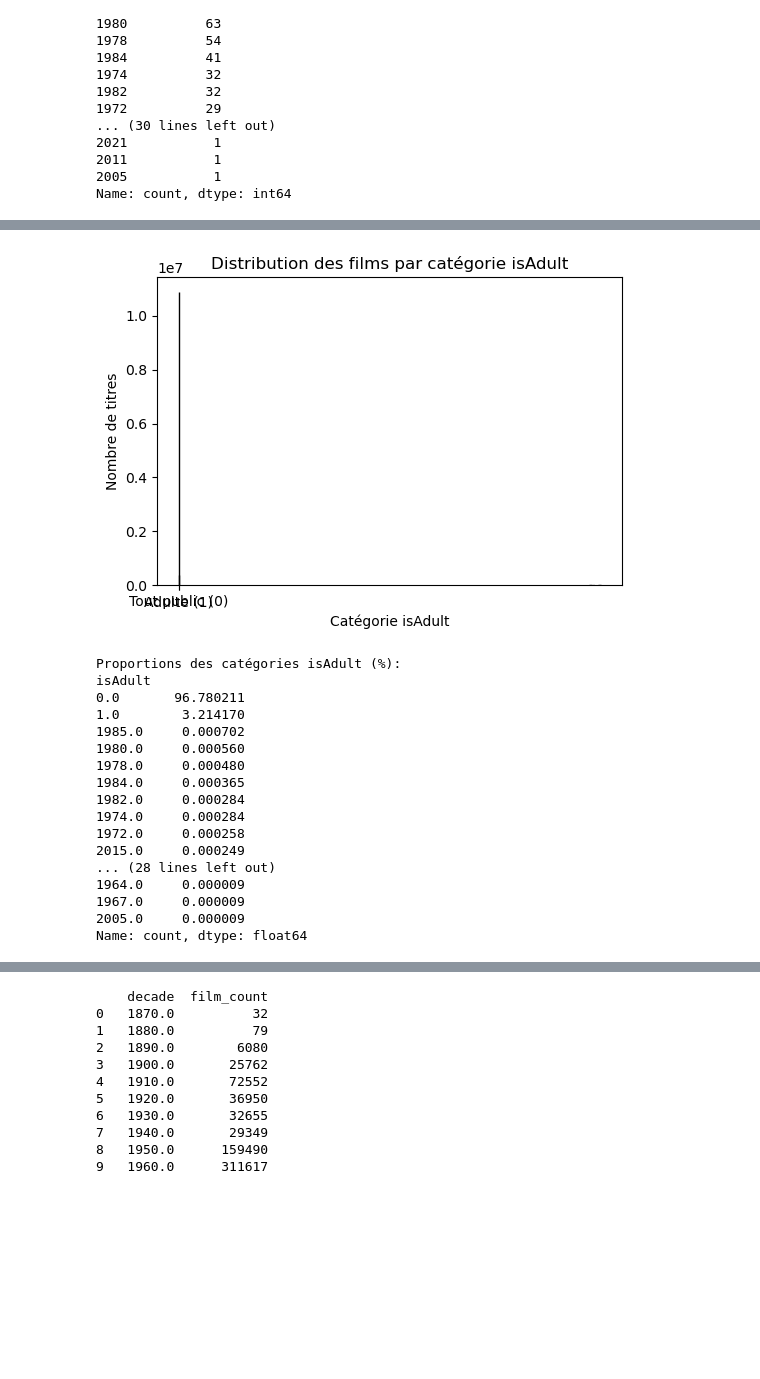
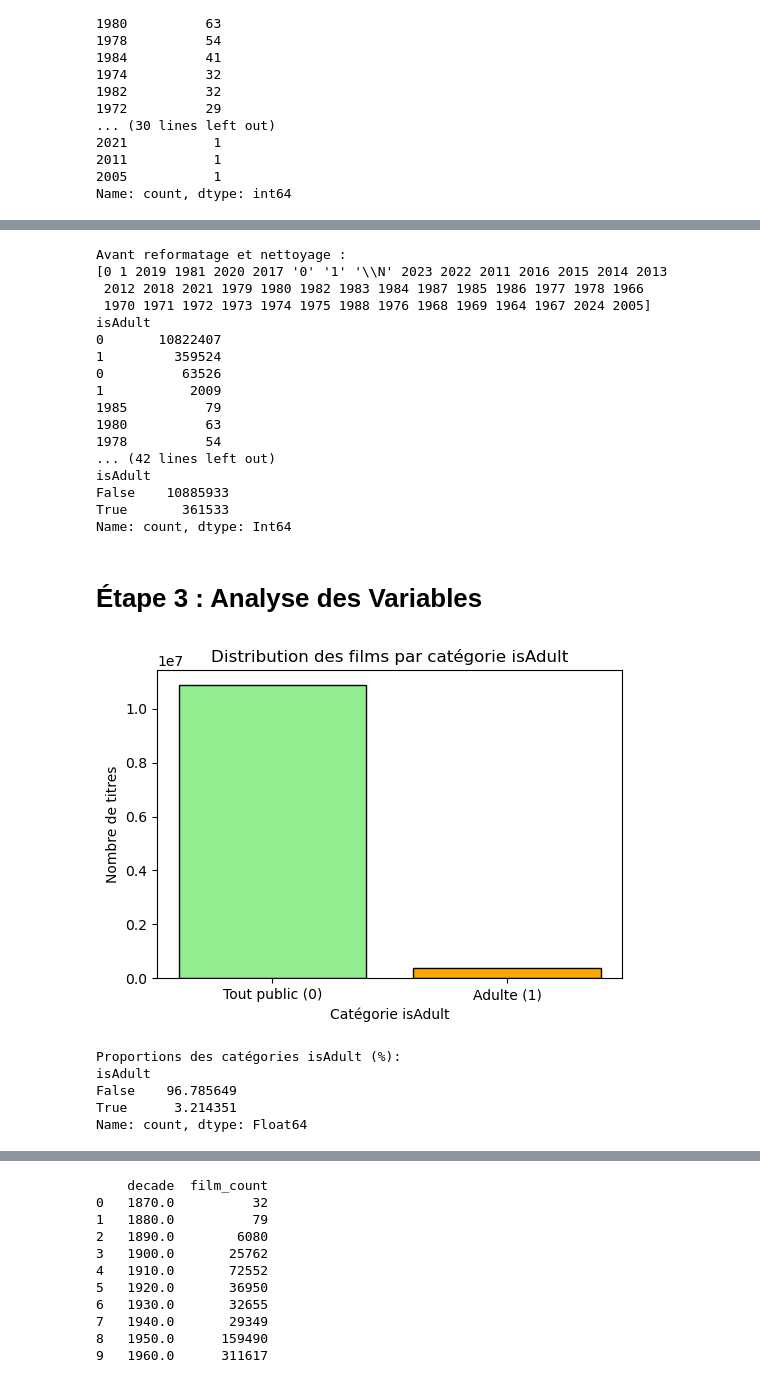
Before and after one commit to jpvt-data/AlgoCinema, a Jupyter notebook: exploration/exploration_title_basics.ipynb, the cells around one changed output, grey strips where cells are left out. Drawn from its saved outputs; the diff is of its cells as text; code cells hidden in the pictures; blank space fills up the shorter version.

```diff
--- a/exploration/exploration_title_basics.ipynb
+++ b/exploration/exploration_title_basics.ipynb
@@ -10,4 +12,6 @@ import seaborn as sns
 # 2. Charger le fichier TSV
 
 df_title_basics = pd.read_csv("C:/Users/vieas/Documents/GitHub/Movie-recommendation-project/gitignore/title.basics.tsv",sep='\t')
+# %%
+df_title_basics_copy = df_title_basics.copy()
 # %%
@@ -155,39 +148,80 @@ dtype: int64
+# %%
+# 5. Reformatage des colonnes au type (format) incorrect :
+
+# Étape 1 : Conversion des colonnes numériques
+df_title_basics_copy[['startYear', 'endYear', 'runtimeMinutes']] = df_title_basics_copy[
+    ['startYear', 'endYear', 'runtimeMinutes']
+].apply(pd.to_numeric, errors='coerce')
+
+
+# Étape 2 : Nettoyage de la colonne isAdult
+
+# Convertir toutes les valeurs de isAdult en numériques, en remplaçant les valeurs invalides par NaN
+df_title_basics_copy['isAdult'] = pd.to_numeric(df_title_basics_copy['isAdult'], errors='coerce')
+
+# Supprimer les lignes où isAdult contient des années ou des valeurs non valides
+df_title_basics_copy = df_title_basics_copy[df_title_basics_copy['isAdult'].isin([0, 1])]
+
+
+# Étape 3 : Conversion en booléen
+df_title_basics_copy['isAdult'] = df_title_basics_copy['isAdult'].astype('boolean')
+
+
+# Étape 4 : Conversion de genres en liste Python
+df_title_basics_copy['genres'] = df_title_basics_copy['genres'].fillna("").astype(str).str.split(",")
+# %%
+# regarder combien de lignes ont une donnée abérante dans 'isAdult' ?
+print("Avant reformatage et nettoyage : ")
+print(df_title_basics["isAdult"].unique())
+print(df_title_basics["isAdult"].value_counts())
+
+print("Après reformatage et nettoyage : ")
+print(df_title_basics_copy["isAdult"].unique())
+print(df_title_basics_copy["isAdult"].value_counts())
+# %% [output]
+Avant reformatage et nettoyage :
+[0 1 2019 1981 2020 2017 '0' '1' '\\N' 2023 2022 2011 2016 2015 2014 2013
+ 2012 2018 2021 1979 1980 1982 1983 1984 1987 1985 1986 1977 1978 1966
+ 1970 1971 1972 1973 1974 1975 1988 1976 1968 1969 1964 1967 2024 2005]
+isAdult
+0       10822407
+1         359524
+0          63526
+1           2009
+1985          79
+1980          63
+1978          54
+... (42 lines left out)
+isAdult
+False    10885933
+True       361533
+Name: count, dtype: Int64
+# %% [markdown]
+# Étape 3 : Analyse des Variables
 # %%
 # 6. Étudier la distribution des colonnes
 
 # Analyse et visualisation de isAdult
-is_adult_counts = df_title_basics['isAdult'].value_counts()
+is_adult_counts = df_title_basics_copy['isAdult'].value_counts()
 
 # Graphique en barres pour isAdult
 plt.figure(figsize=(6, 4))
 plt.bar(is_adult_counts.index, is_adult_counts.values, color=['lightgreen', 'orange'], edgecolor='black')
 plt.xticks([0, 1], labels=['Tout public (0)', 'Adulte (1)'])
 plt.xlabel('Catégorie isAdult')
 plt.ylabel('Nombre de titres')
 plt.title('Distribution des films par catégorie isAdult')
 plt.show()
 
 # Afficher les proportions
 proportions = is_adult_counts / is_adult_counts.sum() * 100
 print("Proportions des catégories isAdult (%):")
 print(proportions)
 # %% [output]
-[figure, old version]
+[figure, new version]
 Proportions des catégories isAdult (%):
 isAdult
-0.0       96.780211
-1.0        3.214170
-1985.0     0.000702
-1980.0     0.000560
-1978.0     0.000480
-1984.0     0.000365
-1982.0     0.000284
-1974.0     0.000284
-1972.0     0.000258
-2015.0     0.000249
-... (28 lines left out)
-1964.0     0.000009
-1967.0     0.000009
-2005.0     0.000009
-Name: count, dtype: float64
+False    96.785649
+True      3.214351
+Name: count, dtype: Float64
 # %%
```
Also changed, not shown: parts of 21 cells of this notebook, 1 other file.
